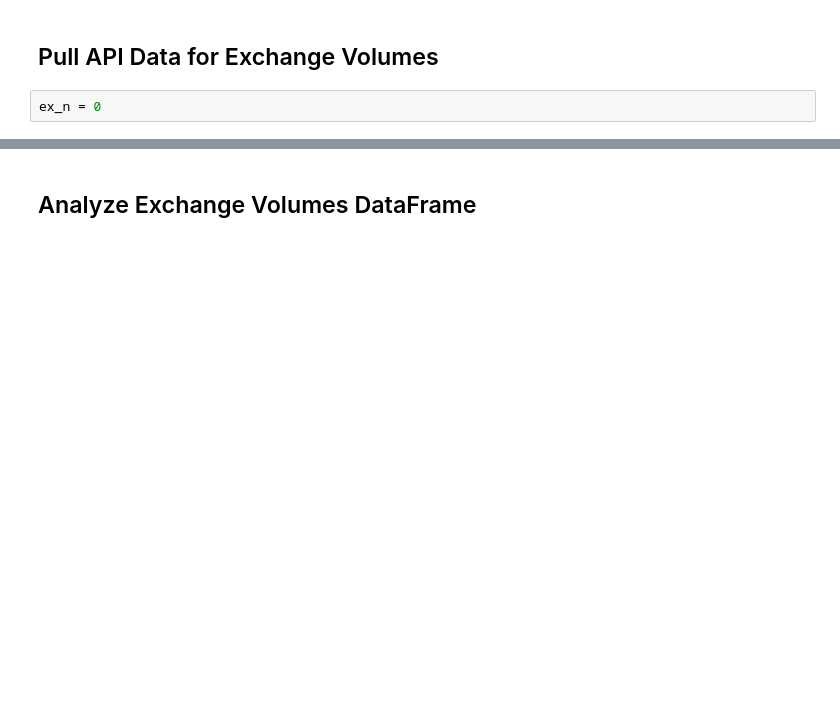
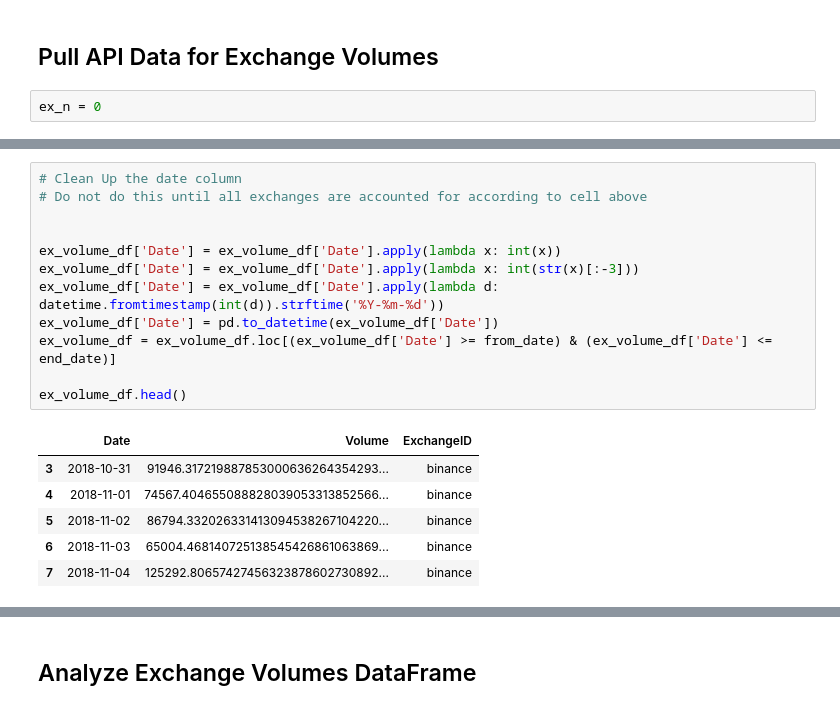
Before and after one commit to kcarter98/CryptoAnalysis, a Jupyter notebook: GatherandCleanData.ipynb, the cells around one changed output, grey strips where cells are left out. Drawn from its saved outputs; the diff is of its cells as text; blank space fills up the shorter version.

```diff
--- a/GatherandCleanData.ipynb
+++ b/GatherandCleanData.ipynb
@@ -459,0 +438,19 @@ ex_volume_df
+# %%
+# Clean Up the date column
+# Do not do this until all exchanges are accounted for according to cell above
+
+
+ex_volume_df['Date'] = ex_volume_df['Date'].apply(lambda x: int(x))
+ex_volume_df['Date'] = ex_volume_df['Date'].apply(lambda x: int(str(x)[:-3]))
+ex_volume_df['Date'] = ex_volume_df['Date'].apply(lambda d: datetime.fromtimestamp(int(d)).strftime('%Y-%m-%d'))
+ex_volume_df['Date'] = pd.to_datetime(ex_volume_df['Date'])
+ex_volume_df = ex_volume_df.loc[(ex_volume_df['Date'] >= from_date) & (ex_volume_df['Date'] <= end_date)]
+
+ex_volume_df.head()
+# %% [output]
+|  | Date | Volume | ExchangeID |
+| 3 | 2018-10-31 | 91946.317219887853000636264354293... | binance |
+| 4 | 2018-11-01 | 74567.404655088828039053313852566... | binance |
+| 5 | 2018-11-02 | 86794.332026331413094538267104220... | binance |
+| 6 | 2018-11-03 | 65004.468140725138545426861063869... | binance |
+| 7 | 2018-11-04 | 125292.80657427456323878602730892... | binance |
```
Also changed, not shown: parts of 32 cells of this notebook, 1 other file.
